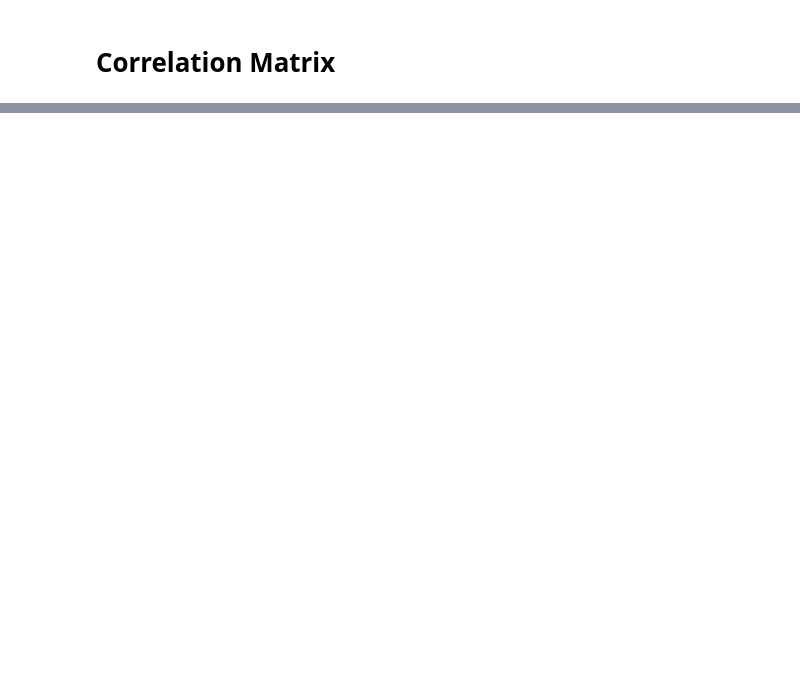
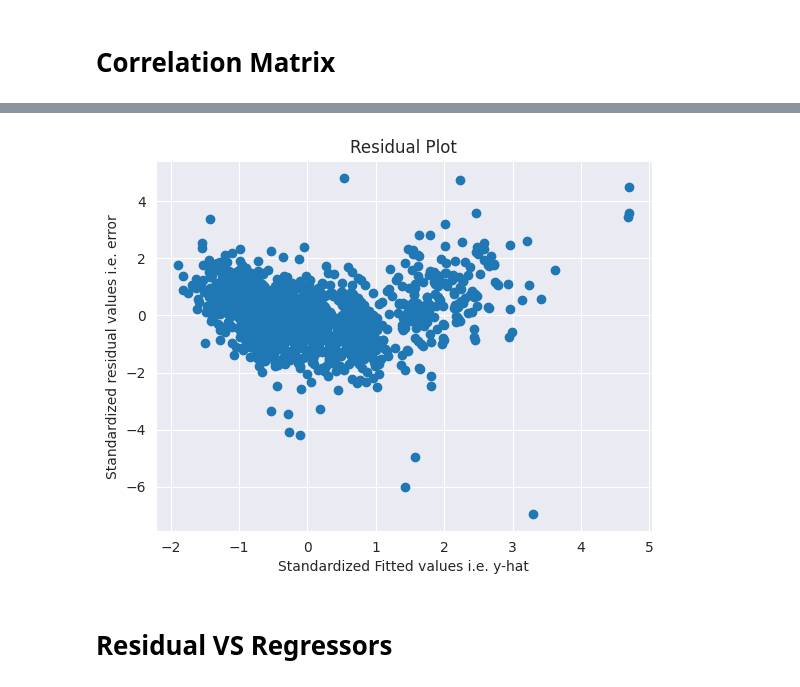
Before and after one commit to CM-007/DS_ASS, a Jupyter notebook: Ass05_Toyota_Corolla(MLL).ipynb, the cells around one changed output, grey strips where cells are left out. Saved outputs shown, nothing was run; the diff lists cells and outputs as text; code cells hidden in the pictures; blank space fills up the shorter version.

```diff
--- a/Ass05_Toyota_Corolla(MLL).ipynb
+++ b/Ass05_Toyota_Corolla(MLL).ipynb
@@ -109,0 +317,17 @@ data.corr()
+# %%
+# function defination for standardization i.e. z-score
+# Usr deffine function
+def get_standardized_values(vals):
+  return (vals - vals.mean())/vals.std()  # This is z score = (Xi - mean)/std.
+# %%
+plt.scatter(get_standardized_values(model.fittedvalues), # fittedvalues is y^-hat
+           get_standardized_values(model.resid) # resid is error
+           )
+plt.title('Residual Plot')
+plt.xlabel('Standardized Fitted values i.e. y-hat')
+plt.ylabel('Standardized residual values i.e. error')
+plt.show()
+# %% [output]
+[figure, added]
+# %% [markdown]
+# **Residual VS Regressors**
```
Also changed, not shown: parts of 58 cells of this notebook.
